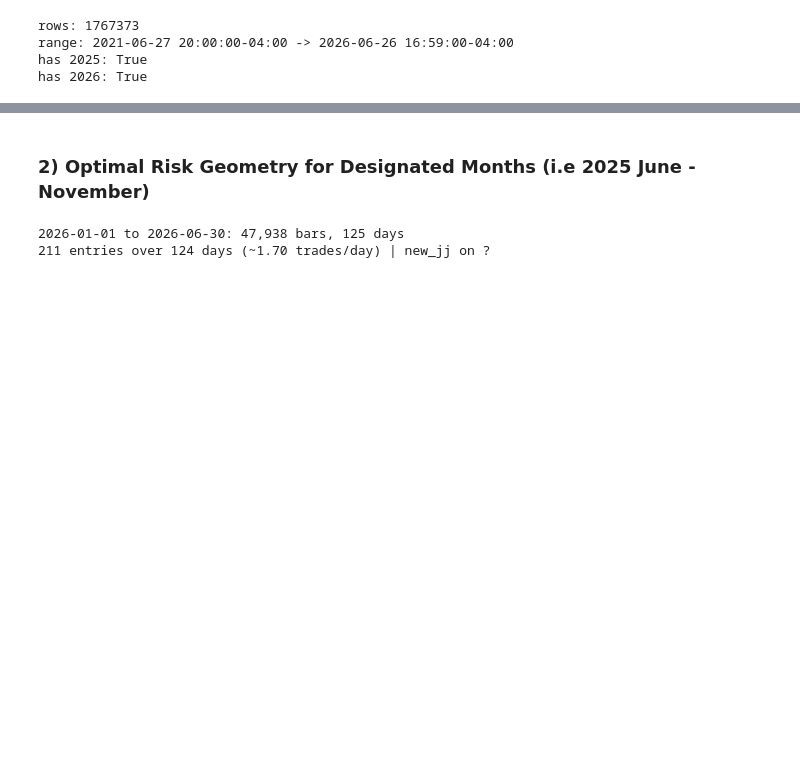
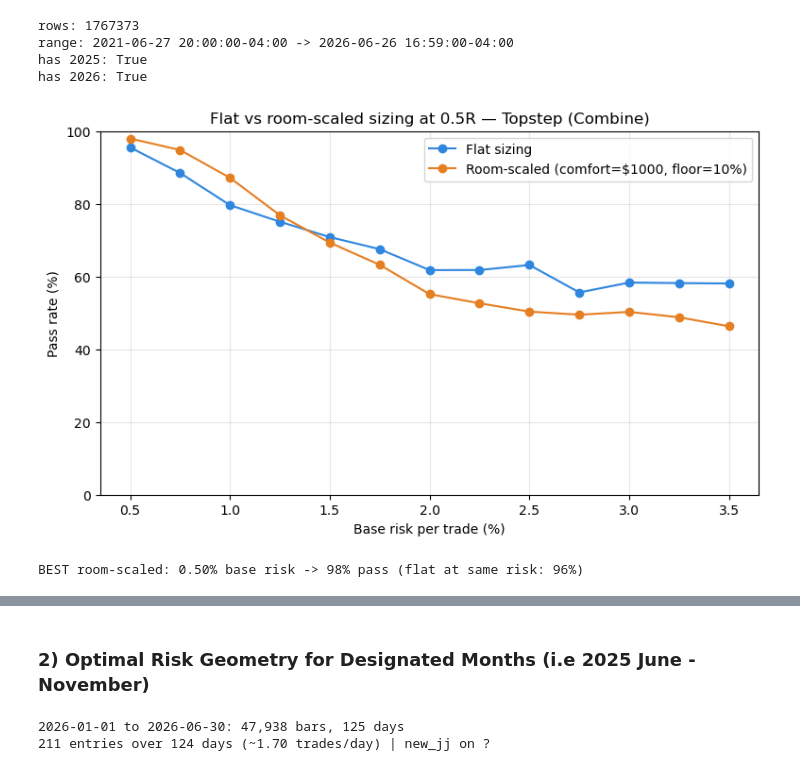
Before and after one commit to 2115hsun/Propfirm-Convex-Payoff-Analysis, a Jupyter notebook: Master Analysis/analysis_notebook_1 (updated 07.11.26).ipynb, the cells around one changed output, grey strips where cells are left out. Cells and saved outputs as stored; diff of their text form; code cells hidden in the pictures; blank space fills up the shorter version.

```diff
--- a/Master Analysis/analysis_notebook_1 (updated 07.11.26).ipynb
+++ b/Master Analysis/analysis_notebook_1 (updated 07.11.26).ipynb
@@ -136,3 +188,32 @@ rows: 1767373
 range: 2021-06-27 20:00:00-04:00 -> 2026-06-26 16:59:00-04:00
 has 2025: True
 has 2026: True
+# %%
+# === ROOM-SCALED SIZING vs FLAT (size down in drawdown, steady when safe) ===
+R_rs, days_rs = ledger_for_rr(E, g["opt_rr"])          # ledger at the heatmap's best R:R
+strat_rs = EmpiricalStrategy(R_rs, name=f"new_jj {g['opt_rr']:g}R", day_ids=days_rs)
+
+rp_axis = RISK_PCTS[RISK_PCTS >= 0.5]
+flat_p, scaled_p = [], []
+for rp in rp_axis:
+    rd = FIRM.start_balance * rp / 100
+    flat_p.append(simulate(strat_rs, FIRM, rd, n_paths=4000, max_trades=300,
+                           sizing="flat").pass_rate * 100)
+    scaled_p.append(simulate(strat_rs, FIRM, rd, n_paths=4000, max_trades=300,
+                             sizing="room_scaled", comfort_room=COMFORT_ROOM,
+                             min_risk_frac=MIN_RISK_FRAC).pass_rate * 100)
+
+fig, ax = plt.subplots(figsize=(9, 5))
+ax.plot(rp_axis, flat_p,   "-o", color="#2e86de", label="Flat sizing")
+ax.plot(rp_axis, scaled_p, "-o", color="#e67e22",
+        label=f"Room-scaled (comfort=${COMFORT_ROOM}, floor={MIN_RISK_FRAC:.0%})")
+ax.set_xlabel("Base risk per trade (%)"); ax.set_ylabel("Pass rate (%)"); ax.set_ylim(0, 100)
+ax.set_title(f"Flat vs room-scaled sizing at {g['opt_rr']:g}R — {FIRM.name}")
+ax.legend(); ax.grid(alpha=.3); plt.show()
+
+bi = int(np.argmax(scaled_p))
+print(f"BEST room-scaled: {rp_axis[bi]:.2f}% base risk -> {scaled_p[bi]:.0f}% pass "
+      f"(flat at same risk: {flat_p[bi]:.0f}%)")
+# %% [output]
+[figure, added]
+BEST room-scaled: 0.50% base risk -> 98% pass (flat at same risk: 96%)
```
Also changed, not shown: parts of 9 cells of this notebook, 5 other files.
